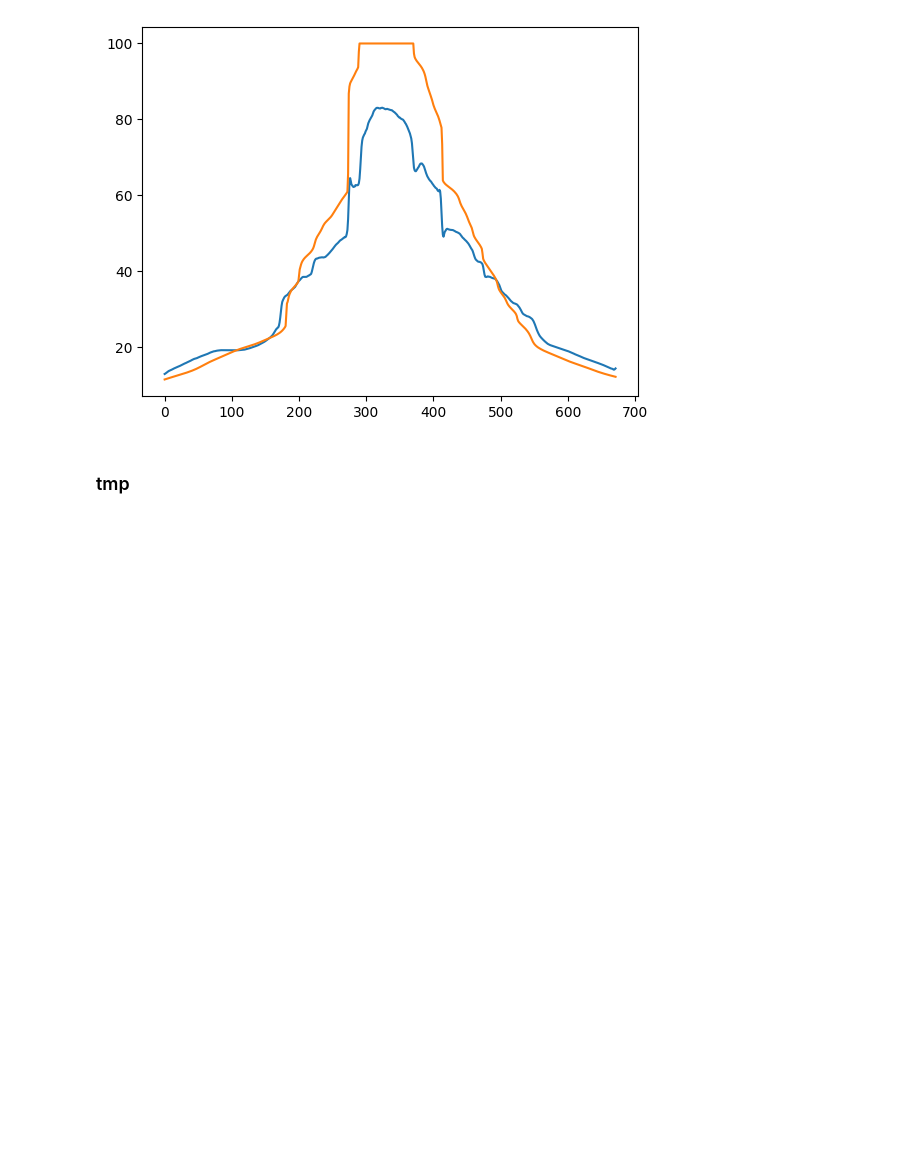
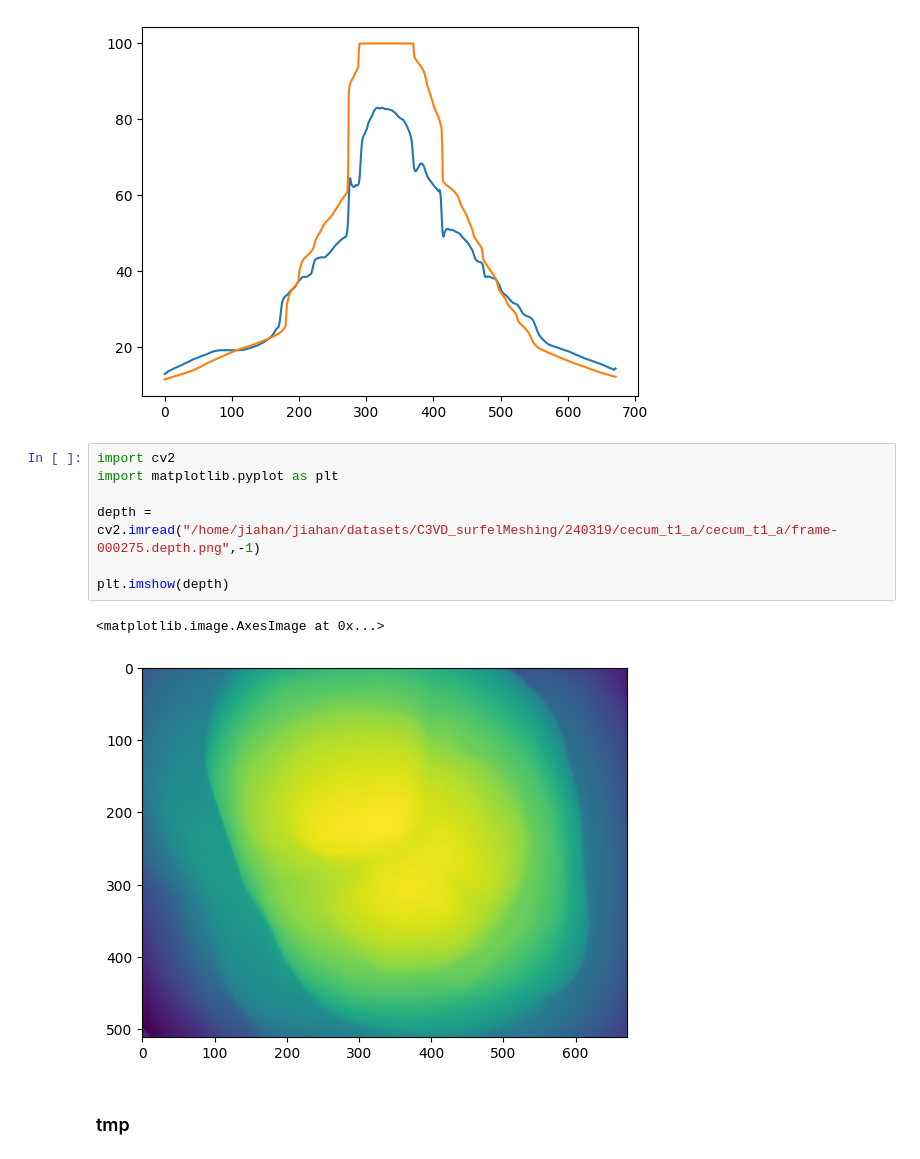
Before and after one commit to isJHan/SC-SfMLearner-Release, a Jupyter notebook: ana.ipynb, the cells around one changed output. Drawn from its saved outputs; the diff is of its cells as text; blank space fills up the shorter version.

```diff
--- a/ana.ipynb
+++ b/ana.ipynb
@@ -31,6 +31,16 @@ plt.plot(gt[300], label='gt')
 [figure]
 [figure]
 [figure]
+# %%
+import cv2
+import matplotlib.pyplot as plt
+
+depth = cv2.imread("/home/jiahan/jiahan/datasets/C3VD_surfelMeshing/240319/cecum_t1_a/cecum_t1_a/frame-000275.depth.png",-1)
+
+plt.imshow(depth)
+# %% [output]
+<matplotlib.image.AxesImage at 0x...>
+[figure, added]
 # %% [markdown]
 ### tmp
 # %%
```
Also changed, not shown: 3 other files.
